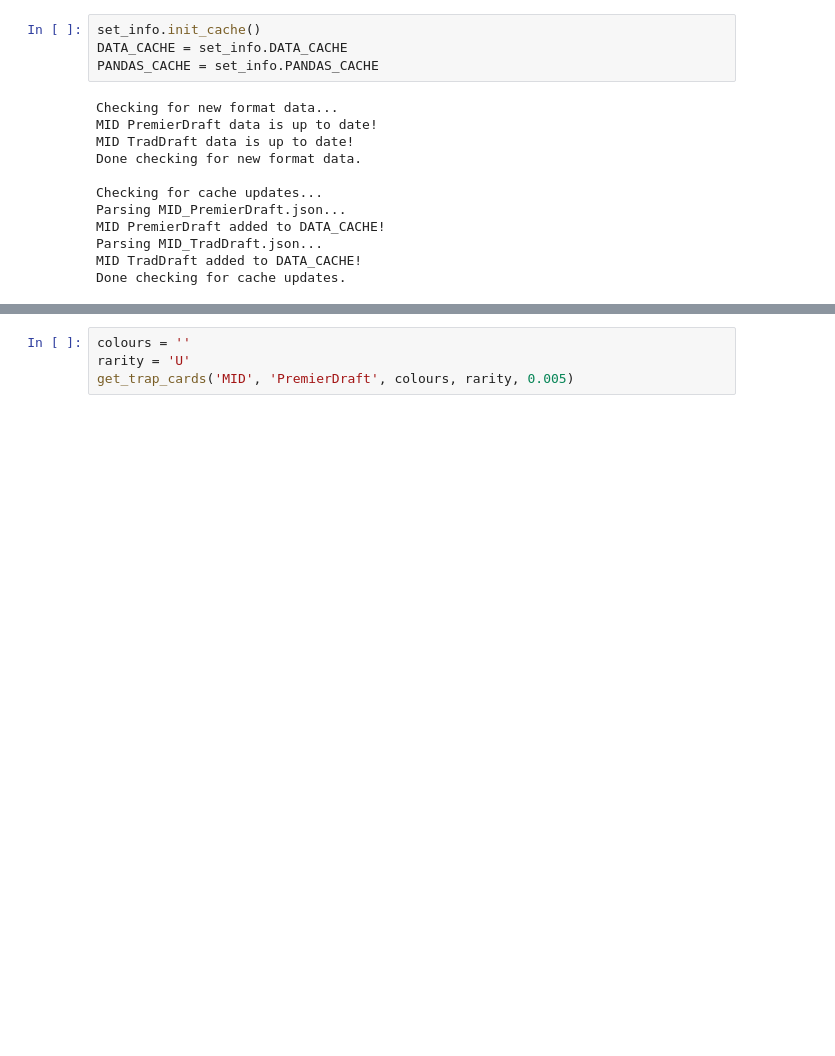
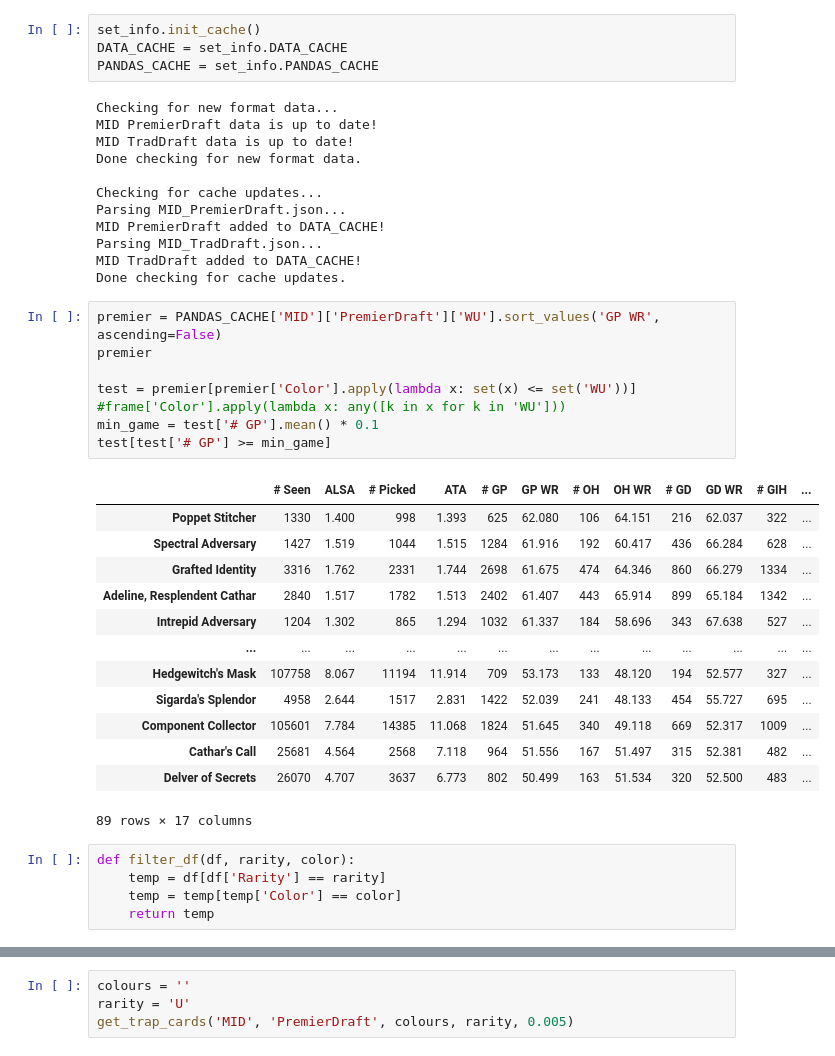
Before and after one commit to JasonYe4273/17lands-helper, a Jupyter notebook: Scratchpad.ipynb, the cells around one changed output, grey strips where cells are left out. Drawn from its saved outputs; the diff is of its cells as text; blank space fills up the shorter version.

```diff
--- a/Scratchpad.ipynb
+++ b/Scratchpad.ipynb
@@ -89,3 +113,30 @@ MID PremierDraft added to DATA_CACHE!
 Parsing MID_TradDraft.json...
 MID TradDraft added to DATA_CACHE!
 Done checking for cache updates.
+# %%
+premier = PANDAS_CACHE['MID']['PremierDraft']['WU'].sort_values('GP WR', ascending=False)
+premier
+
+test = premier[premier['Color'].apply(lambda x: set(x) <= set('WU'))]
+#frame['Color'].apply(lambda x: any([k in x for k in 'WU']))
+min_game = test['# GP'].mean() * 0.1
+test[test['# GP'] >= min_game]
+# %% [output]
+|  | # Seen | ALSA | # Picked | ATA | # GP | GP WR | # OH | OH WR | # GD | GD WR | # GIH | ... |
+| Poppet Stitcher | 1330 | 1.400 | 998 | 1.393 | 625 | 62.080 | 106 | 64.151 | 216 | 62.037 | 322 | ... |
+| Spectral Adversary | 1427 | 1.519 | 1044 | 1.515 | 1284 | 61.916 | 192 | 60.417 | 436 | 66.284 | 628 | ... |
+| Grafted Identity | 3316 | 1.762 | 2331 | 1.744 | 2698 | 61.675 | 474 | 64.346 | 860 | 66.279 | 1334 | ... |
+| Adeline, Resplendent Cathar | 2840 | 1.517 | 1782 | 1.513 | 2402 | 61.407 | 443 | 65.914 | 899 | 65.184 | 1342 | ... |
+| Intrepid Adversary | 1204 | 1.302 | 865 | 1.294 | 1032 | 61.337 | 184 | 58.696 | 343 | 67.638 | 527 | ... |
+| ... | ... | ... | ... | ... | ... | ... | ... | ... | ... | ... | ... | ... |
+| Hedgewitch's Mask | 107758 | 8.067 | 11194 | 11.914 | 709 | 53.173 | 133 | 48.120 | 194 | 52.577 | 327 | ... |
+| Sigarda's Splendor | 4958 | 2.644 | 1517 | 2.831 | 1422 | 52.039 | 241 | 48.133 | 454 | 55.727 | 695 | ... |
+| Component Collector | 105601 | 7.784 | 14385 | 11.068 | 1824 | 51.645 | 340 | 49.118 | 669 | 52.317 | 1009 | ... |
+| Cathar's Call | 25681 | 4.564 | 2568 | 7.118 | 964 | 51.556 | 167 | 51.497 | 315 | 52.381 | 482 | ... |
+| Delver of Secrets | 26070 | 4.707 | 3637 | 6.773 | 802 | 50.499 | 163 | 51.534 | 320 | 52.500 | 483 | ... |
+89 rows × 17 columns
+# %%
+def filter_df(df, rarity, color):
+    temp = df[df['Rarity'] == rarity]
+    temp = temp[temp['Color'] == color]
+    return temp
```
Also changed, not shown: parts of 9 cells of this notebook, 2 other files.
